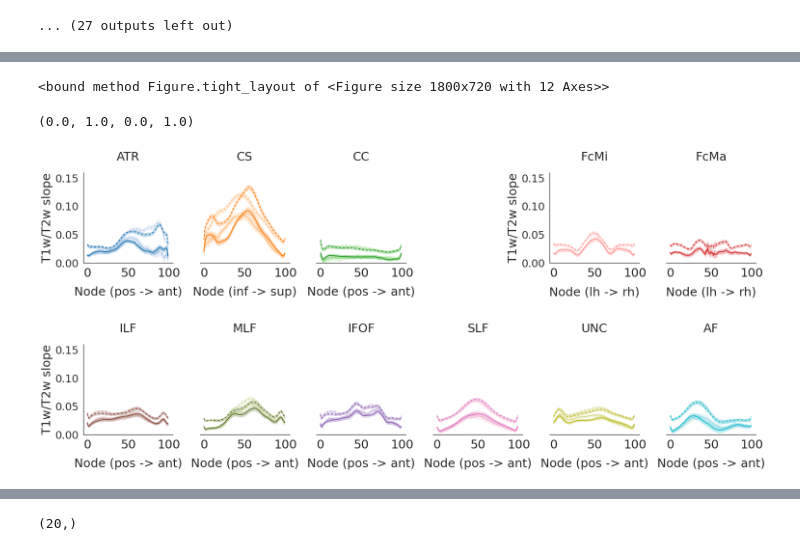
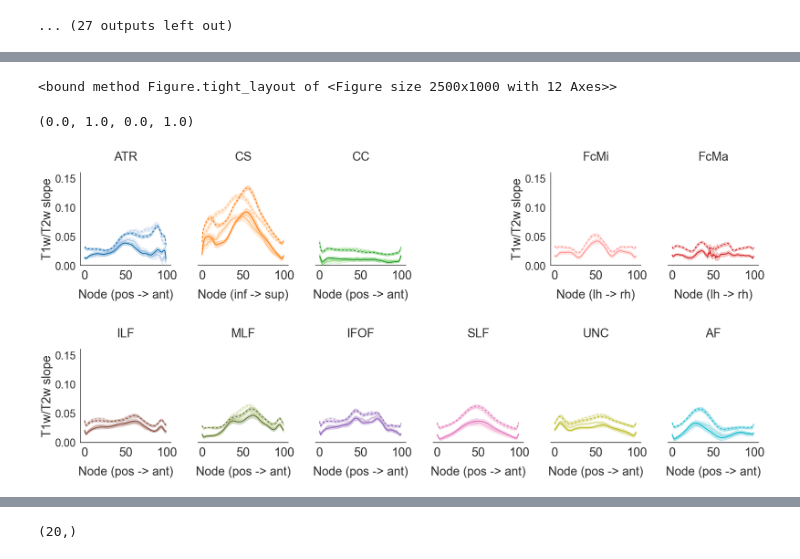
Before and after one commit to EduNeuroLab/wmDevAroundBirth, a Jupyter notebook: codeForMainFigures.ipynb, the cells around one changed output, grey strips where cells are left out. Cells and saved outputs as stored; diff of their text form; code cells hidden in the pictures.

```diff
--- a/codeForMainFigures.ipynb
+++ b/codeForMainFigures.ipynb
@@ -334,9 +334,9 @@ for tractName in tractCount:
     if ct==2 or ct==3 or ct==12 or ct==13 or ct==8 or ct==10 or ct==11:
         _=ax.set_ylabel("T1w/T2w",fontsize=25);
         _=ax.set_xticks([0,50,100]);
-        _=ax.set_xticklabels([0,50,100],Fontsize=25);
+        _=ax.set_xticklabels([0,50,100], fontsize=25);
         #ax.set_yticks([-1.5,-1.0,-0.5,0.0])
-        #ax.set_yticklabels([-1.5,-1.0,-0.5,0.0],Fontsize=25)
+        #ax.set_yticklabels([-1.5,-1.0,-0.5,0.0],fontsize=25)
         _=ax.spines['right'].set_visible(False);
         _=ax.spines['top'].set_visible(False);
         _=line1=Line2D([],[],color=color_list_all[ct],linestyle='dashed');
@@ -344,9 +344,9 @@ for tractName in tractCount:
         #ax.legend([line1,line2],['BB','AB'],loc="upper left",borderpad=0.01,bbox_to_anchor=(0.15,0.2),ncol=2,framealpha=0.75,frameon=True,edgecolor=[1,1,1],prop={'size':20},fancybox=True,handlelength=1.5)
 
     else:
-        _=ax.set_ylabel('',fontsize=14);
+        _=ax.set_ylabel('', fontsize=14);
         _=ax.set_xticks([0,50,100]);
-        _=ax.set_xticklabels([0,50,100],Fontsize=25);
+        _=ax.set_xticklabels([0,50,100], fontsize=25);
         #ax.set_yticks([-1.5,0.0])
         _=ax.yaxis.set_visible(False);
         _=ax.spines['right'].set_visible(False);
@@ -821,39 +819,39 @@ for tractName in tractCount:
     _= ax.set_title(tracts[ct], pad=25, fontsize=25);
     _ = ax.set_xlabel(x_labels[ct], labelpad = 15, fontsize=25);
     _=ax.set_ylim([0,0.16])
     _=ax.hlines(y=0, xmin=0, xmax=100, linewidth=1, color='black',linestyle='dashed')
 
     if ct==2 or ct==3 or ct==12 or ct==13 or ct==8:
-        _=ax.set_ylabel("T1w/T2w slope",fontsize=25);
+        _=ax.set_ylabel("T1w/T2w slope", fontsize=25);
         _=ax.set_xticks([0,50,100]);
-        _=ax.set_xticklabels([0,50,100],Fontsize=25);
+        _=ax.set_xticklabels([0,50,100], fontsize=25);
         #ax.set_yticks([-1.5,-1.0,-0.5,0.0])
         #ax.set_yticklabels([-1.5,-1.0,-0.5,0.0],Fontsize=25)
         _=ax.spines['right'].set_visible(False);
         _=ax.spines['top'].set_visible(False);
         _=line1=Line2D([],[],color=color_list_all[ct],linestyle='dashed');
         _=line2=Line2D([],[],color=color_list_all[ct],linestyle='-');
 
     else:
-        _=ax.set_ylabel('',fontsize=14);
+        _=ax.set_ylabel('', fontsize=14);
         _=ax.set_xticks([0,50,100]);
-        _=ax.set_xticklabels([0,50,100],Fontsize=25);
+        _=ax.set_xticklabels([0,50,100], fontsize=25);
         #ax.set_yticks([-1.5,0.0])
         _=ax.yaxis.set_visible(False);
         _=ax.spines['right'].set_visible(False);
         _=ax.spines['left'].set_visible(False);
         _=ax.spines['top'].set_visible(False);
 
     ct = ct + 1;
 
 axes[0, 3].axis("off")
 sns.set_style('white');
 plt.show();
 fig.savefig('./figures/fig2_compareCoeffs.png', dpi=600)
 # %% [output]
-<bound method Figure.tight_layout of <Figure size 1800x720 with 12 Axes>>
+<bound method Figure.tight_layout of <Figure size 2500x1000 with 12 Axes>>
 (0.0, 1.0, 0.0, 1.0)
-[figure, old version]
+[figure, new version]
 # %%
 #This generates Fig 3 in the main manuscript
 #sort matched data into gropus and plot developement
```
Also changed, not shown: parts of 9 cells of this notebook.
